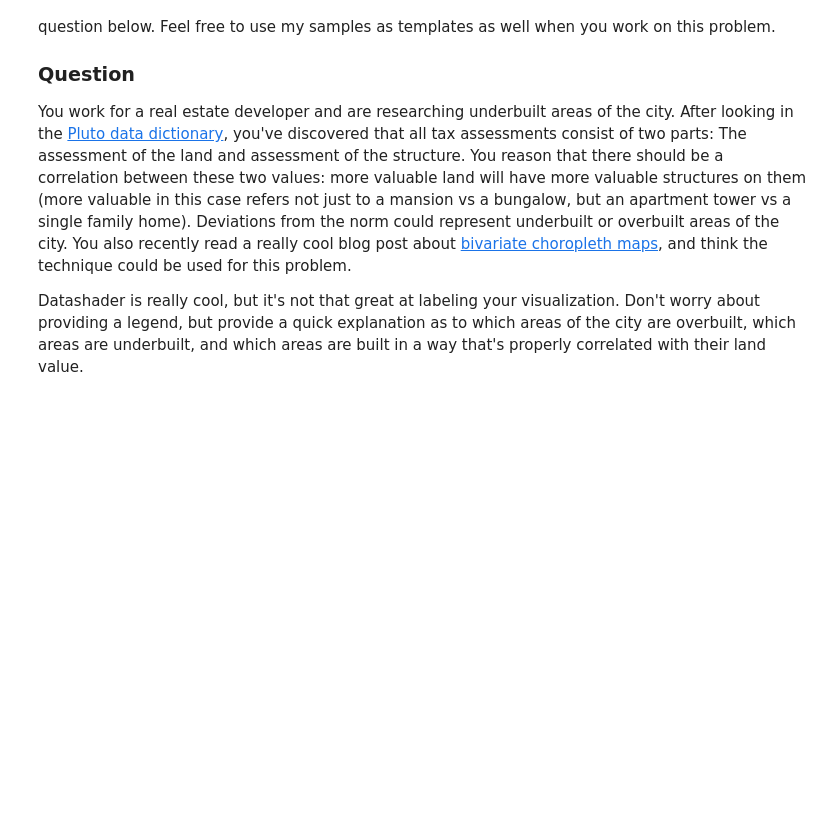
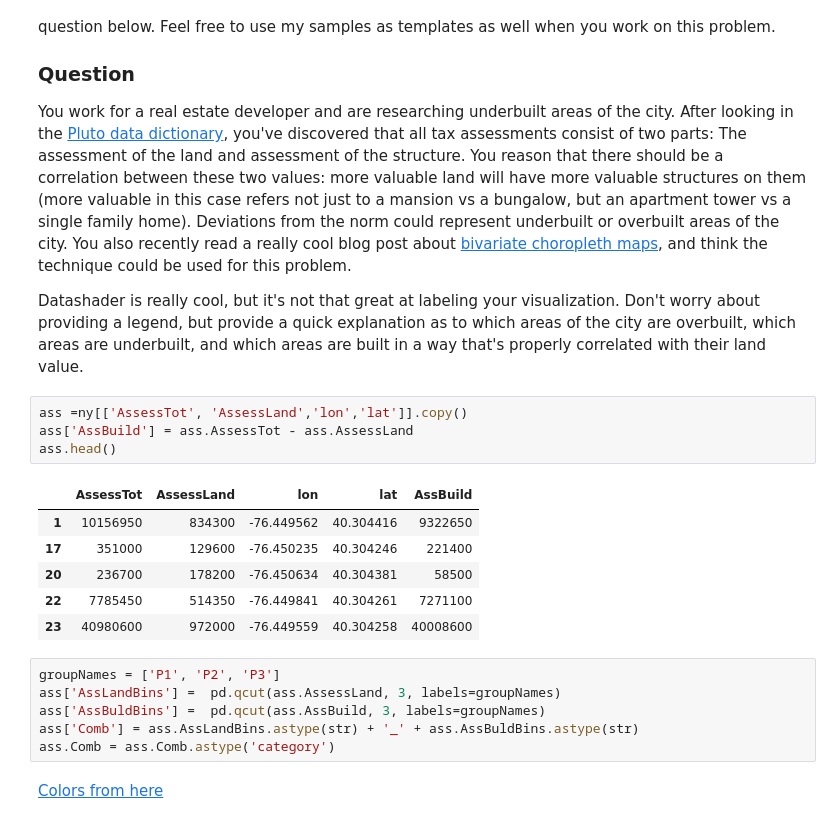
Before and after one commit to kailukowiak/DATA608, a Jupyter notebook: Assignment2/Assignment2.ipynb, the cells around one changed output. Drawn from its saved outputs; the diff is of its cells as text; blank space fills up the shorter version.

```diff
--- a/Assignment2/Assignment2.ipynb
+++ b/Assignment2/Assignment2.ipynb
@@ -330,3 +234,22 @@ Unfortunately, Datashader doesn't have the best documentation. Browse through th
 You work for a real estate developer and are researching underbuilt areas of the city. After looking in the [Pluto data dictionary](https://www1.nyc.gov/assets/planning/download/pdf/data-maps/open-data/pluto_datadictionary.pdf?v=17v1_1), you've discovered that all tax assessments consist of two parts: The assessment of the land and assessment of the structure. You reason that there should be a correlation between these two values: more valuable land will have more valuable structures on them (more valuable in this case refers not just to a mansion vs a bungalow, but an apartment tower vs a single family home). Deviations from the norm could represent underbuilt or overbuilt areas of the city. You also recently read a really cool blog post about [bivariate choropleth maps](http://www.joshuastevens.net/cartography/make-a-bivariate-choropleth-map/), and think the technique could be used for this problem.
 
 Datashader is really cool, but it's not that great at labeling your visualization. Don't worry about providing a legend, but provide a quick explanation as to which areas of the city are overbuilt, which areas are underbuilt, and which areas are built in a way that's properly correlated with their land value.
+# %%
+ass =ny[['AssessTot', 'AssessLand','lon','lat']].copy()
+ass['AssBuild'] = ass.AssessTot - ass.AssessLand
+ass.head()
+# %% [output]
+|  | AssessTot | AssessLand | lon | lat | AssBuild |
+| 1 | 10156950 | 834300 | -76.449562 | 40.304416 | 9322650 |
+| 17 | 351000 | 129600 | -76.450235 | 40.304246 | 221400 |
+| 20 | 236700 | 178200 | -76.450634 | 40.304381 | 58500 |
+| 22 | 7785450 | 514350 | -76.449841 | 40.304261 | 7271100 |
+| 23 | 40980600 | 972000 | -76.449559 | 40.304258 | 40008600 |
+# %%
+groupNames = ['P1', 'P2', 'P3']
+ass['AssLandBins'] =  pd.qcut(ass.AssessLand, 3, labels=groupNames)
+ass['AssBuldBins'] =  pd.qcut(ass.AssBuild, 3, labels=groupNames)
+ass['Comb'] = ass.AssLandBins.astype(str) + '_' + ass.AssBuldBins.astype(str)
+ass.Comb = ass.Comb.astype('category')
+# %% [markdown]
+[Colors from here](http://www.joshuastevens.net/cartography/make-a-bivariate-choropleth-map/)
```
Also changed, not shown: parts of 10 cells of this notebook, 1 other file.
